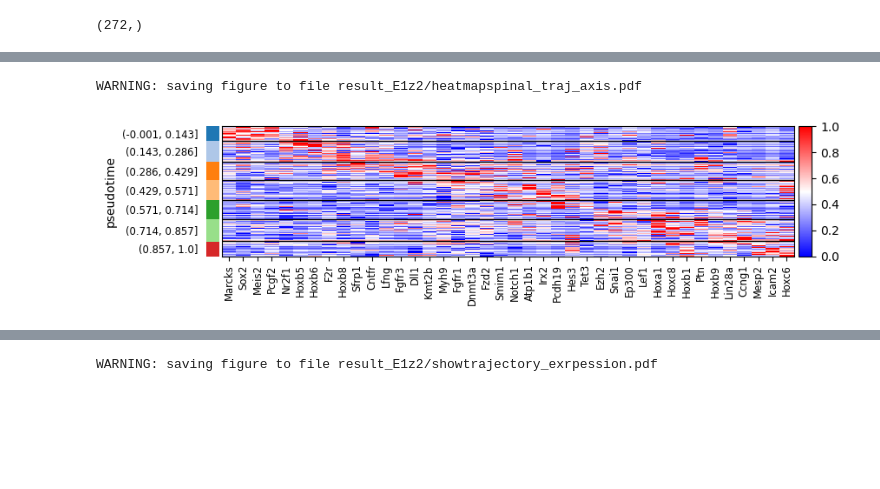
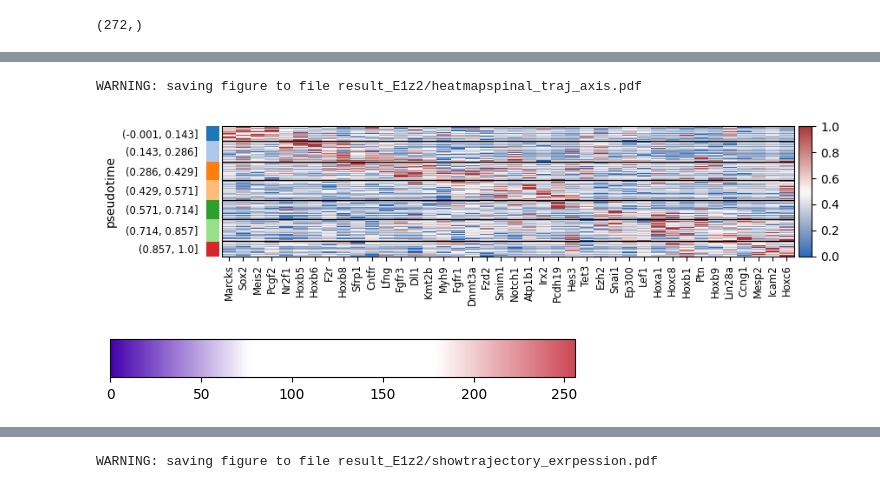
Before and after one commit to WhirlFirst/STEM, a Jupyter notebook: MouseEmbro1_STEM.ipynb, the cells around one changed output, grey strips where cells are left out. Drawn from its saved outputs; the diff is of its cells as text; code cells hidden in the pictures; blank space fills up the shorter version.

```diff
--- a/MouseEmbro1_STEM.ipynb
+++ b/MouseEmbro1_STEM.ipynb
@@ -253,0 +289,2 @@ sc.get.rank_genes_groups_df(saliadata,pval_cutoff =0.05,log2fc_min=0,group=None)
+# %%
+salidf = pd.DataFrame(allsali,columns=scdata.columns,index = spinaladata.obs_names)
@@ -253,0 +294,11 @@ sc.get.rank_genes_groups_df(saliadata,pval_cutoff =0.05,log2fc_min=0,group=None)
+# %%
+sclop1pspinaldf = scdata[(scmetadata['celltype_mapped_refined']=='Spinal cord')&(scmetadata.y_global>1410)]
+# %%
+import scipy.stats
+plist=[]
+for name in SDGname:
+    tmp1 = sclop1pspinaldf.loc[:,name].values
+    tmp2 = salidf.loc[:,name].values
+    pear,_ = scipy.stats.pearsonr(tmp1,tmp2)
+    p = rgdf.loc[rgdf.names==name,'pvals'].min()
+    plist.append([name, pear,p,np.log(p),tmp1.mean()])
@@ -253,0 +307,8 @@ sc.get.rank_genes_groups_df(saliadata,pval_cutoff =0.05,log2fc_min=0,group=None)
+# %%
+rcParams['axes.spines.right'] = False
+rcParams['axes.spines.top'] = False
+rcParams['axes.spines.left'] = True
+rcParams['axes.spines.bottom'] = True
+rcParams['pdf.fonttype'] = 42
+rcParams['ps.fonttype'] = 42
+sns.scatterplot(data=corrdf,x='Pearson',y='p')
@@ -281,5 +407,27 @@ sc.pp.scale(plotsali)
 # %%
-sc.pl.heatmap(plotsali,df.index.tolist(),groupby='pseudotime',cmap='bwr',swap_axes=False,standard_scale='obs',figsize=(9,2),save='spinal_traj_axis.pdf')
+sc.pl.heatmap(plotsali,df.index.tolist(),groupby='pseudotime',cmap=cbm.div('vlag').as_cmap,swap_axes=False,standard_scale='obs',figsize=(9,2),save='spinal_traj_axis.pdf')
 # %% [output]
 WARNING: saving figure to file result_E1z2/heatmapspinal_traj_axis.pdf
-[figure, old version]
+[figure, new version]
+# %%
+# import matplotlib.colors as mcolors
+# def show_cmap(cmap, norm=None, extend=None):
+#     '''展示一个colormap.'''
+#     if norm is None:
+#         norm = mcolors.Normalize(vmin=0, vmax=cmap.N)
+#     im = cm.ScalarMappable(norm=norm, cmap=cmap)
+
+#     fig, ax = plt.subplots(figsize=(6, 1))
+#     fig.subplots_adjust(bottom=0.5)
+#     fig.colorbar(im, cax=ax, orientation='horizontal', extend=extend)
+#     plt.show()
+
+# colors = ['#436696', 'white',  'white','#CC4855']
+
+# nodes = [0, 0.3,0.7 ,1]
+# cmap2 = mcolors.LinearSegmentedColormap.from_list(
+#     'cmap2', list(zip(nodes, colors))
+# )
+# show_cmap(cmap2)
+# %% [output]
+[figure, added]
```
Also changed, not shown: parts of 24 cells of this notebook, 1 other file.
